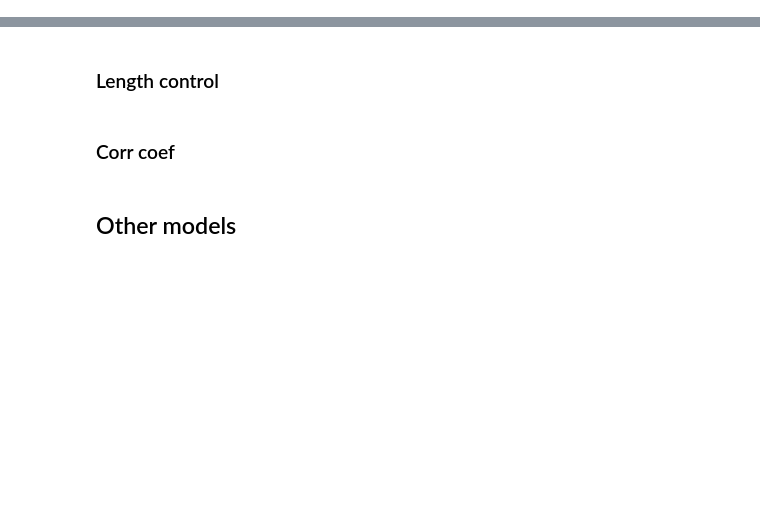
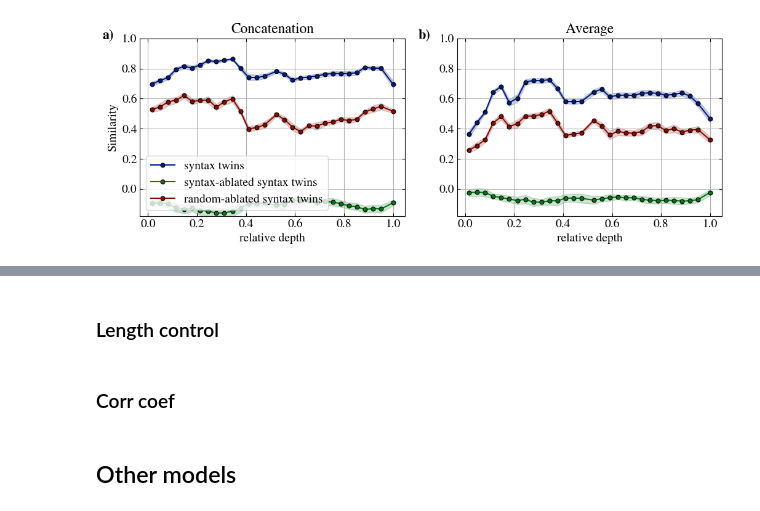
Before and after one commit to acevedo-s/syn-sem, a Jupyter notebook: syntax_similarity.ipynb, the cells around one changed output, grey strips where cells are left out. Saved outputs shown, nothing was run; the diff lists cells and outputs as text; code cells hidden in the pictures; blank space fills up the shorter version.

```diff
--- a/syntax_similarity.ipynb
+++ b/syntax_similarity.ipynb
@@ -28,8 +28,8 @@ _linestyles = ['-','--','dotted']
 plot_id = 0
 # %%
 modelA = 'deepseek'
-modelA = 'qwen7b'
-modelA = 'gemma12b'
+# modelA = 'qwen7b'
+# modelA = 'gemma12b'
 modelB = modelA
 languages = [
             'english',
@@ -166,32 +166,34 @@ for avg_id,avg_tokens in enumerate(avg_flags):
   ax[avg_id].set_ylim(-.18,1.)
 
 
 # Inner legends in both subplots
-for a in ax[1:]:
+for a in ax[:1]:
     handles, labels = [], []
     for line in a.get_lines():
         label = line.get_label()
         if label:
             handles.append(line)
             labels.append(label)
-    a.legend(handles, labels, loc='best', fontsize=rcpsize, framealpha=0.8)
+    a.legend(handles, labels, loc='lower left', fontsize=rcpsize, framealpha=0.8)
 
 
 
 # Add panel labels
 panel_labels = ['a)', 'b)']
 for i, label in enumerate(panel_labels):
     ax[i].text(
         -0.1, 1.05,      # x, y in axis coordinates
         label,
         transform=ax[i].transAxes,  # coordinates relative to the axes
         fontsize=16,
         fontweight='bold',
         va='top',
         ha='right'
     )
 
 figs_folder = 'results/figs/syntax_similarity'
 os.makedirs(figs_folder, exist_ok=True)
 fig.savefig(f'{figs_folder}/syntax_similarity_{modelA}_{removal_method}_{center_A_flags}.pdf', bbox_inches='tight')
 plt.show()
+# %% [output]
+[figure, added]
```
Also changed, not shown: parts of 1 cell of this notebook, 21 other files.
